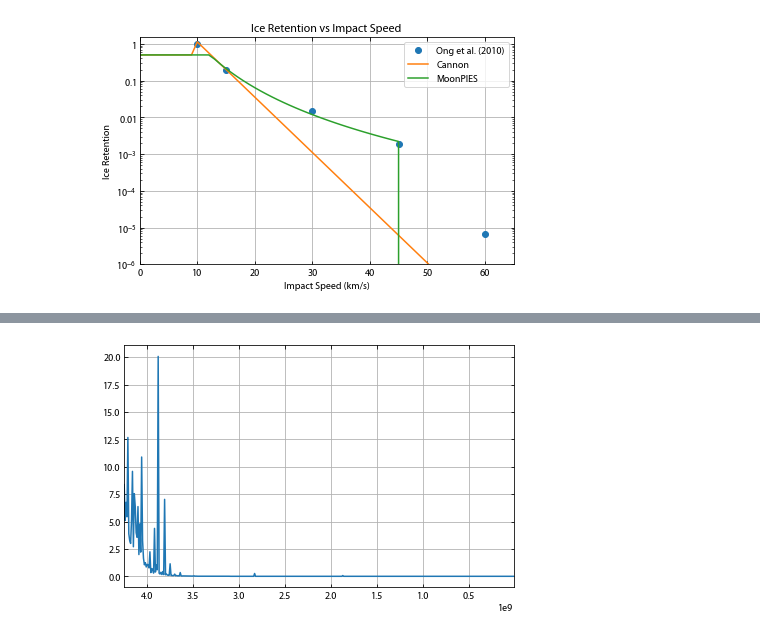
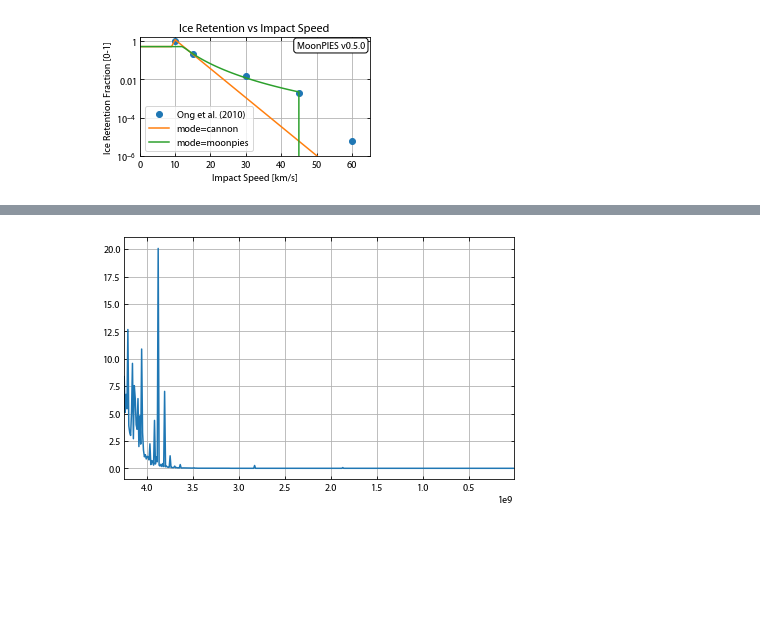
Before and after one commit to cjtu/moonpies, a Jupyter notebook: moonpies/sensitivity_test.ipynb, the cells around one changed output, grey strips where cells are left out. Drawn from its saved outputs; the diff is of its cells as text; code cells hidden in the pictures; blank space fills up the shorter version.

Commit message:
Fix double schrodinger bug, add plot version function

```diff
--- a/moonpies/sensitivity_test.ipynb
+++ b/moonpies/sensitivity_test.ipynb
@@ -4,24 +4,28 @@ import default_config
 import numpy as np
 import pandas as pd
 import matplotlib.pyplot as plt
+import default_config
+cfg = default_config.Cfg()
 # %%
+f, ax = plt.subplots(figsize=(8/2, 5/2))
 v = np.arange(70)*1000
 ong_x = [10, 15, 30, 45, 60]
 ong_y = [1, 1.97E-01, 1.47E-02, 1.93E-03, 6.60E-06]
 retention_c = mp.ice_retention_factor(v, 'cannon')
 retention_m = mp.ice_retention_factor(v, 'moonpies')
 plt.plot(ong_x, ong_y, 'o', label='Ong et al. (2010)')
-plt.semilogy(v/1000, retention_c, label='Cannon')
-plt.semilogy(v/1000, retention_m, label='MoonPIES')
+plt.semilogy(v/1000, retention_c, label='mode=cannon')
+plt.semilogy(v/1000, retention_m, label='mode=moonpies')
 plt.title('Ice Retention vs Impact Speed')
-plt.ylabel('Ice Retention')
-plt.xlabel('Impact Speed (km/s)')
+plt.ylabel('Ice Retention Fraction [0-1]')
+plt.xlabel('Impact Speed [km/s]')
 plt.ylim(1E-6, 1.5)
 plt.xlim(0, 65)
+mp.plot_version(cfg, loc='ur')
 plt.legend()
-plt.savefig('/home/cjtu/projects/moonpies/figs/ice_retention.png')
+plt.savefig('/home/cjtu/projects/moonpies/figs/ice_retention.png', dpi=300)
 # %% [output]
-[figure, old version]
+[figure, new version]
 # %%
 cfg = default_config.Cfg()
 x = np.linspace(0, 70e3, 70)
```
Also changed, not shown: parts of 1 cell of this notebook, 5 other files.
